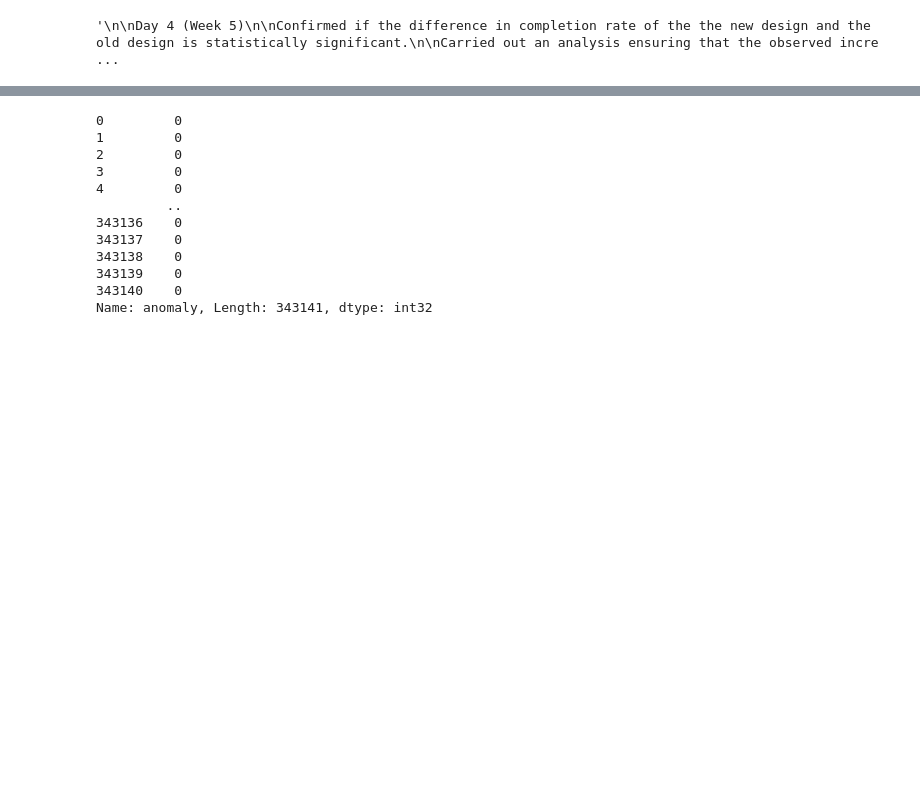
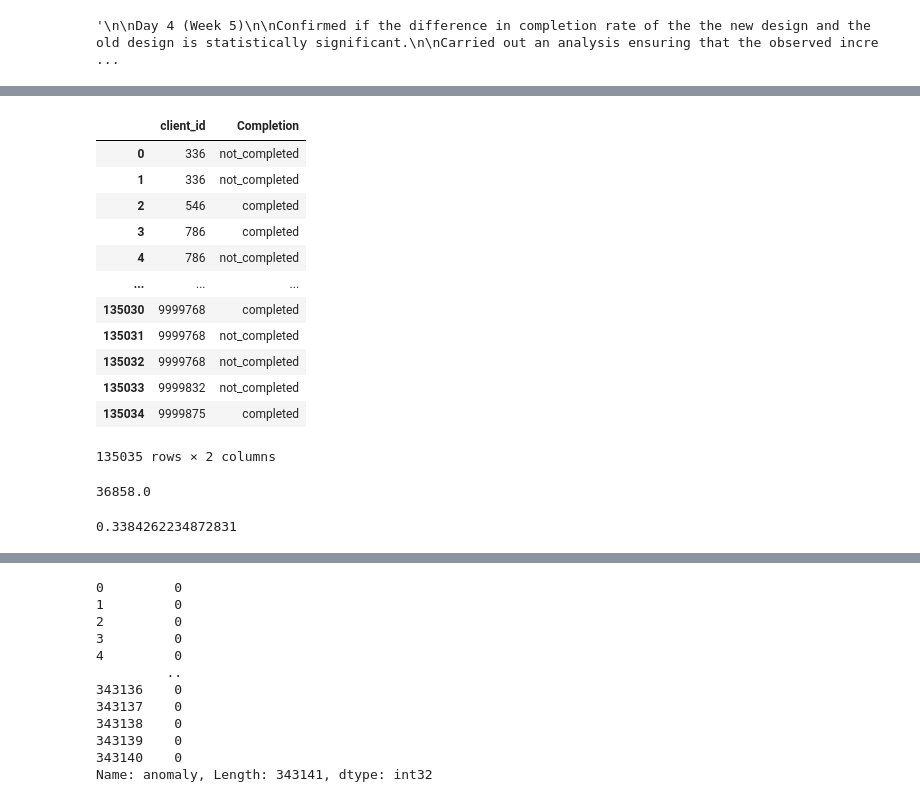
Before and after one commit to JorgeMMLRodrigues/vanguard_project, a Jupyter notebook: Main.ipynb, the cells around one changed output, grey strips where cells are left out. Saved outputs shown, nothing was run; the diff lists cells and outputs as text; code cells hidden in the pictures; blank space fills up the shorter version.

```diff
--- a/Main.ipynb
+++ b/Main.ipynb
@@ -1236,0 +1244,3 @@ Additional Data Needs
+# %%
+df_final_web_data_pt_1_completion_rate = df_final_web_data_pt_1.copy()
+df_final_web_data_pt_2_completion_rate = df_final_web_data_pt_2.copy()
@@ -1236,0 +1372,16 @@ Additional Data Needs
+# %%
+df_completion_test
+# %% [output]
+|  | client_id | Completion |
+| 0 | 336 | not_completed |
+| 1 | 336 | not_completed |
+| 2 | 546 | completed |
+| 3 | 786 | completed |
+| 4 | 786 | not_completed |
+| ... | ... | ... |
+| 135030 | 9999768 | completed |
+| 135031 | 9999768 | not_completed |
+| 135032 | 9999768 | not_completed |
+| 135033 | 9999832 | not_completed |
+| 135034 | 9999875 | completed |
+135035 rows × 2 columns
@@ -1236,0 +1400,8 @@ Additional Data Needs
+# %%
+completion_t_test_completion_binary_control.sum()
+# %% [output]
+36858.0
+# %%
+completion_t_test_completion_binary_control.sum()/len(df_completion_control)
+# %% [output]
+0.3384262234872831
```
Also changed, not shown: parts of 35 cells of this notebook.
